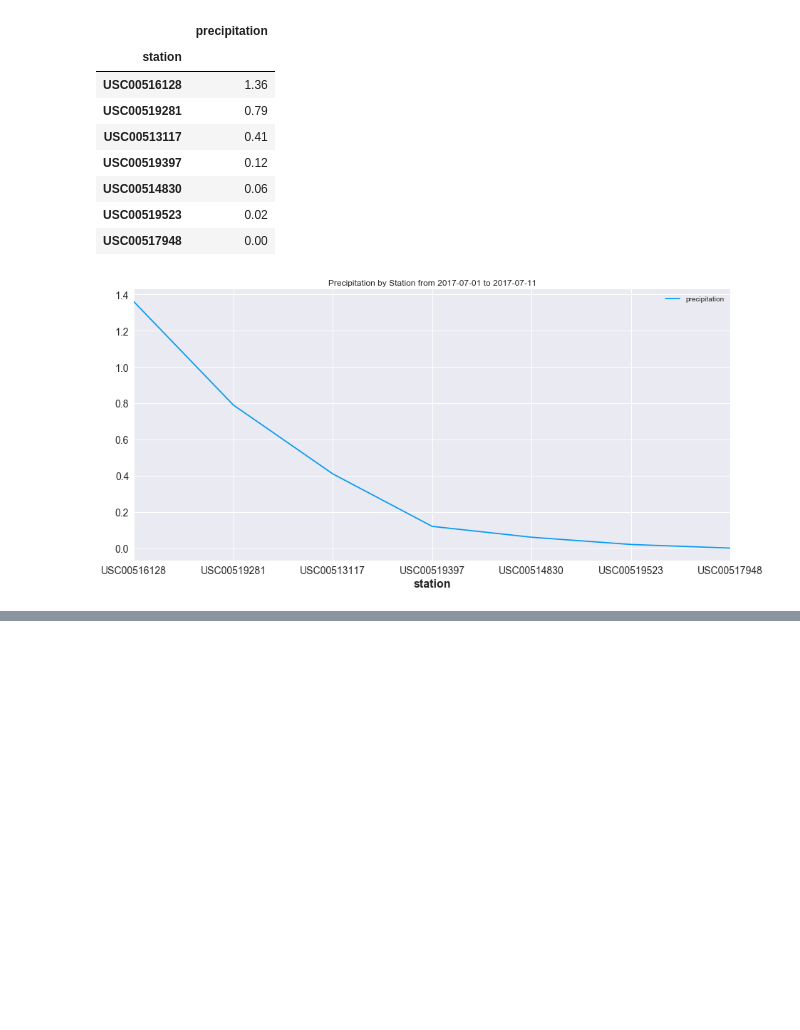
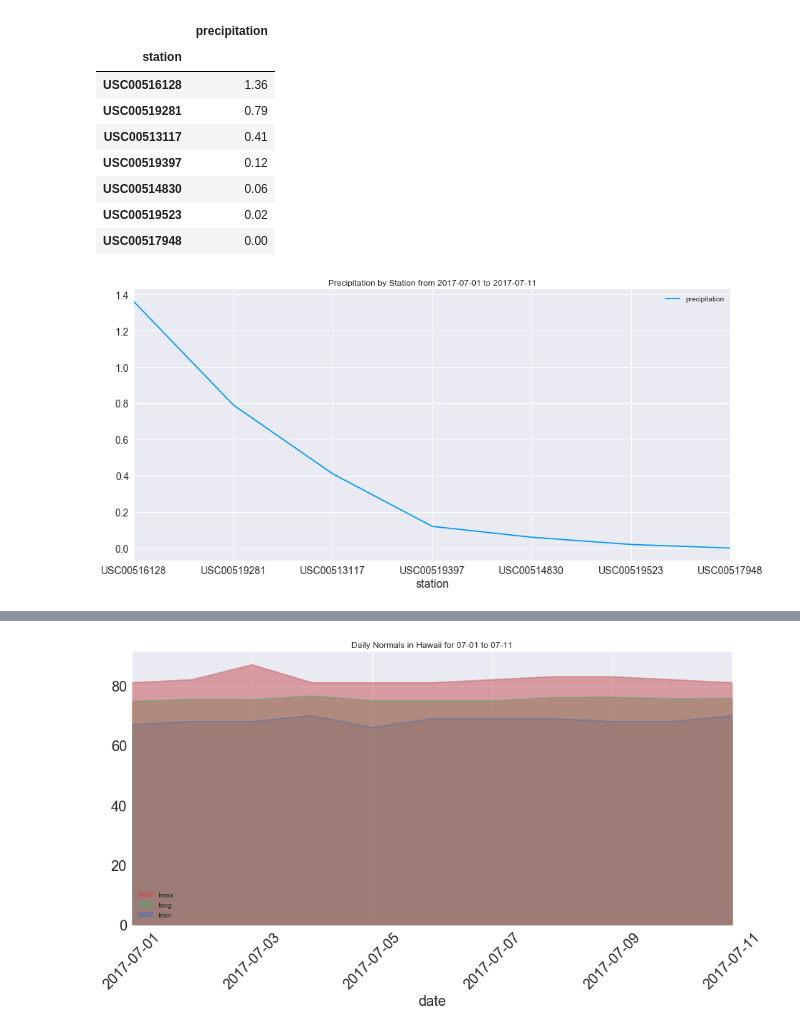
Before and after one commit to williamsongigi69/sqlalchemy-challenge, a Jupyter notebook: climate_analysis.ipynb, the cells around one changed output, grey strips where cells are left out. Cells and saved outputs as stored; diff of their text form; code cells hidden in the pictures; blank space fills up the shorter version.

```diff
--- a/climate_analysis.ipynb
+++ b/climate_analysis.ipynb
@@ -224,0 +238,17 @@ plt.show()
+# %%
+def daily_normals(target_date):
+    """ function daily_normals
+        parameters: target_date (string)
+        returns: list
+        extracts data using a SQL Alchemy query and returns list
+        of averages of min, avg, and max temperature.
+    """
+    temp_list = []
+    query = session.query(Measurement.tobs).filter(Measurement.date.like('%' + get_pdate(target_date))).all()
+    temperatures = [temp[0] for temp in query]
+    temp_list.append(target_date)
+    temp_list.append(min(temperatures))
+    temp_list.append(np.mean(temperatures))
+    temp_list.append(max(temperatures))
+
+    return temp_list
@@ -224,0 +279,10 @@ plt.show()
+# %%
+target_date_list = get_date_list(start_conv, end_conv)                       # gets target date list
+# %%
+data_list = []                                                               # initializes empty list
+for item in target_date_list:
+    data_list.append(daily_normals(item))
+# %%
+# creates dataframe from list data
+daily_normals_df = pd.DataFrame(data_list, columns=['date','tmin', 'tavg', 'tmax'])
+daily_normals_df = daily_normals_df.set_index('date')                        # reindexes dataframe by date
@@ -224,0 +305,17 @@ plt.show()
+# %%
+daily_normals_df.plot(figsize=(15, 7),                                       # plots the data
+                      kind='area',
+                      sort_columns=True,
+                      rot=45,
+                      use_index=True,
+                      title='Daily Normals in Hawaii for %s to %s' % (get_pdate(start_conv), get_pdate(end_conv)),
+                      stacked=False,
+                      legend='reverse',
+                      fontsize=20,
+                      grid=True,
+                     )
+
+plt.xlabel('date', fontsize=20)
+plt.show()
+# %% [output]
+[figure, added]
```
Also changed, not shown: parts of 13 cells of this notebook.
